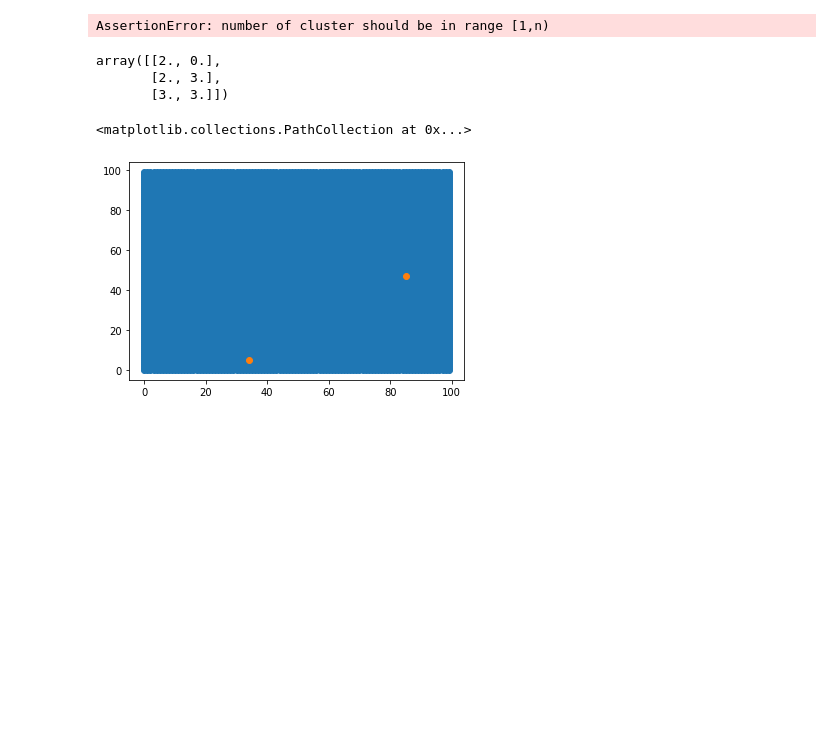
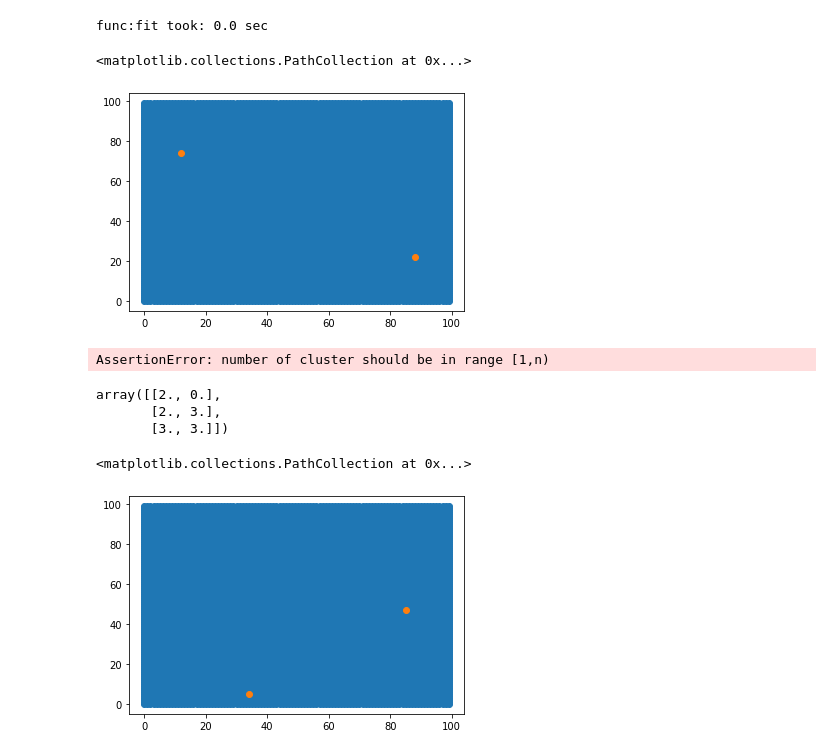
Before and after one commit to hsmmi/Exact-Acceleration-of-K-Means-and-K-Means-parallel, a Jupyter notebook: mohammad_workspace/test.ipynb, the cells around one changed output. Cells and saved outputs as stored; diff of their text form; code cells hidden in the pictures; blank space fills up the shorter version.

```diff
--- a/mohammad_workspace/test.ipynb
+++ b/mohammad_workspace/test.ipynb
@@ -14,6 +17,15 @@ from  nearest_neighbor_search import NNS
 dataset_name = 'test_2.csv'
 dataset_path=f'{parentdir}/dataset/{dataset_name}'
 x = Dataset(dataset_path)
+# %%
+t=AKLL(x)
+c=t.fit(2,5,4)
+plt.scatter(t.X[:,0],t.X[:,1])
+plt.scatter(c[:,0],c[:,1])
+# %% [output]
+func:fit took: 0.0 sec
+<matplotlib.collections.PathCollection at 0x...>
+[figure, added]
 # %%
 # algorithm 1 K-Means++
 class kpp:
```
Also changed, not shown: parts of 3 cells of this notebook, 1 other file.
